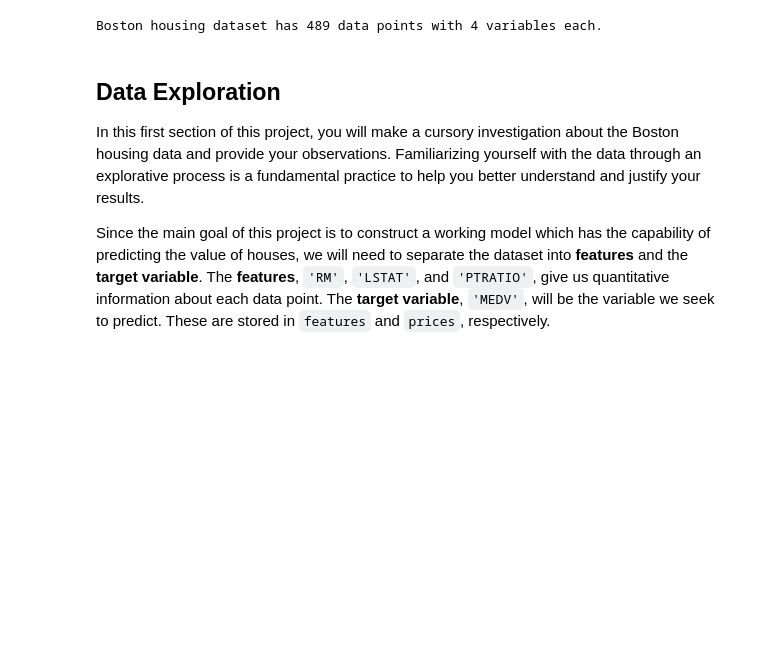
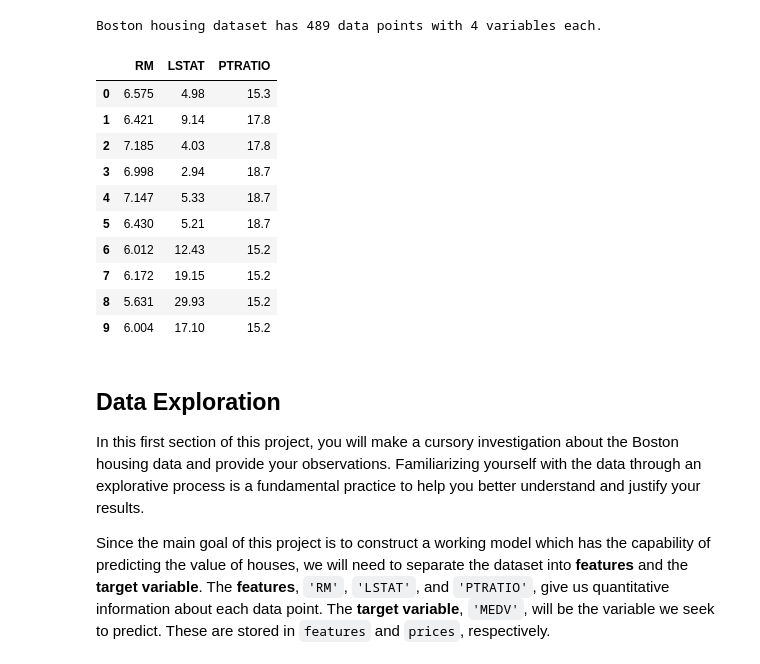
Before and after one commit to hyokenmi/machine-learning, a Jupyter notebook: projects/boston_housing/boston_housing.ipynb, the cells around one changed output. Saved outputs shown, nothing was run; the diff lists cells and outputs as text; code cells hidden in the pictures; blank space fills up the shorter version.

```diff
--- a/projects/boston_housing/boston_housing.ipynb
+++ b/projects/boston_housing/boston_housing.ipynb
@@ -40,6 +40,20 @@ features = data.drop('MEDV', axis = 1)
 print "Boston housing dataset has {} data points with {} variables each.".format(*data.shape)
 # %% [output]
 Boston housing dataset has 489 data points with 4 variables each.
+# %%
+features.head(10)
+# %% [output]
+|  | RM | LSTAT | PTRATIO |
+| 0 | 6.575 | 4.98 | 15.3 |
+| 1 | 6.421 | 9.14 | 17.8 |
+| 2 | 7.185 | 4.03 | 17.8 |
+| 3 | 6.998 | 2.94 | 18.7 |
+| 4 | 7.147 | 5.33 | 18.7 |
+| 5 | 6.430 | 5.21 | 18.7 |
+| 6 | 6.012 | 12.43 | 15.2 |
+| 7 | 6.172 | 19.15 | 15.2 |
+| 8 | 5.631 | 29.93 | 15.2 |
+| 9 | 6.004 | 17.10 | 15.2 |
 # %% [markdown]
 ## Data Exploration
 In this first section of this project, you will make a cursory investigation about the Boston housing data and provide your observations. Familiarizing yourself with the data through an explorative process is a fundamental practice to help you better understand and justify your results.
```
Also changed, not shown: parts of 17 cells of this notebook, 1 other file.
